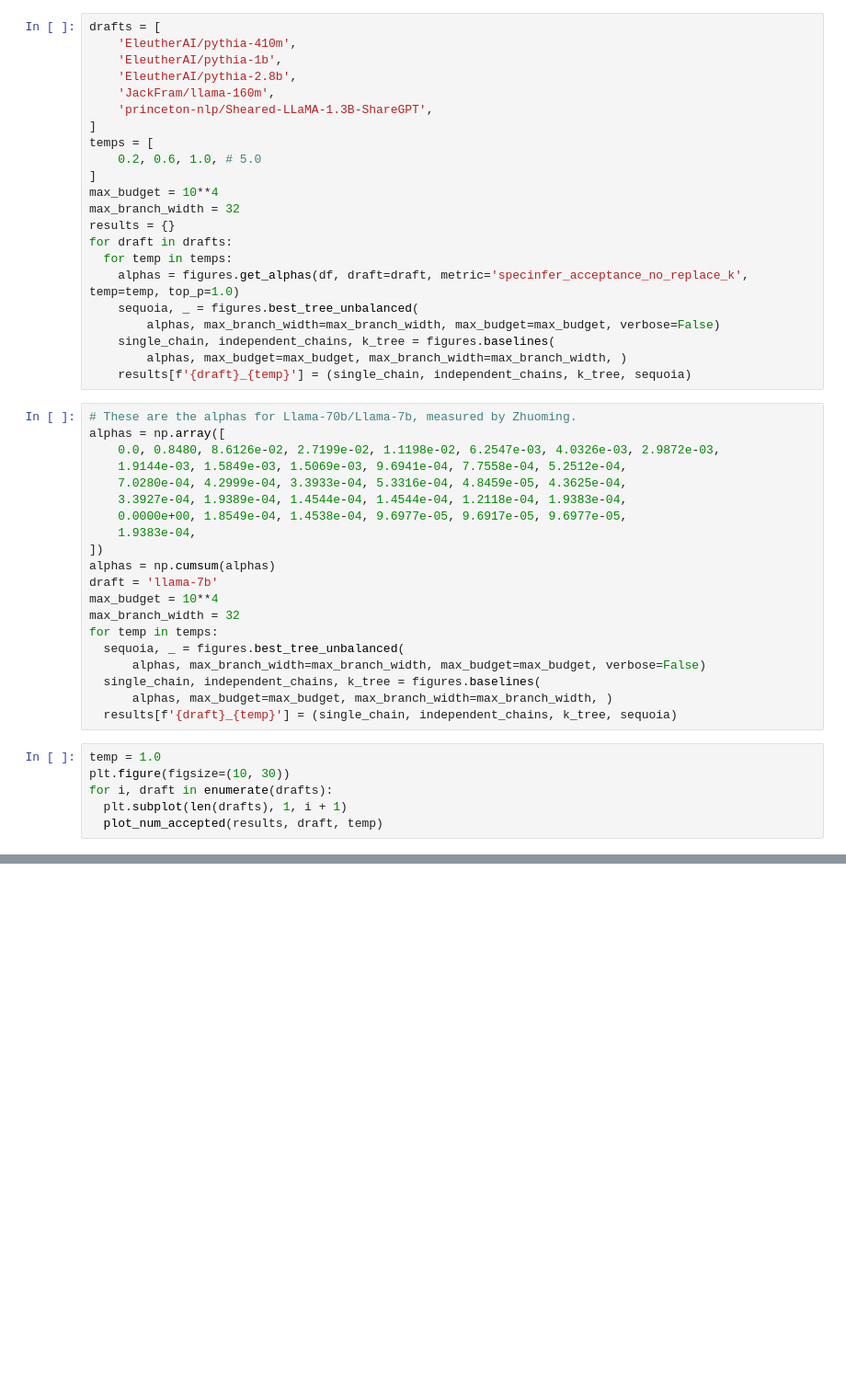
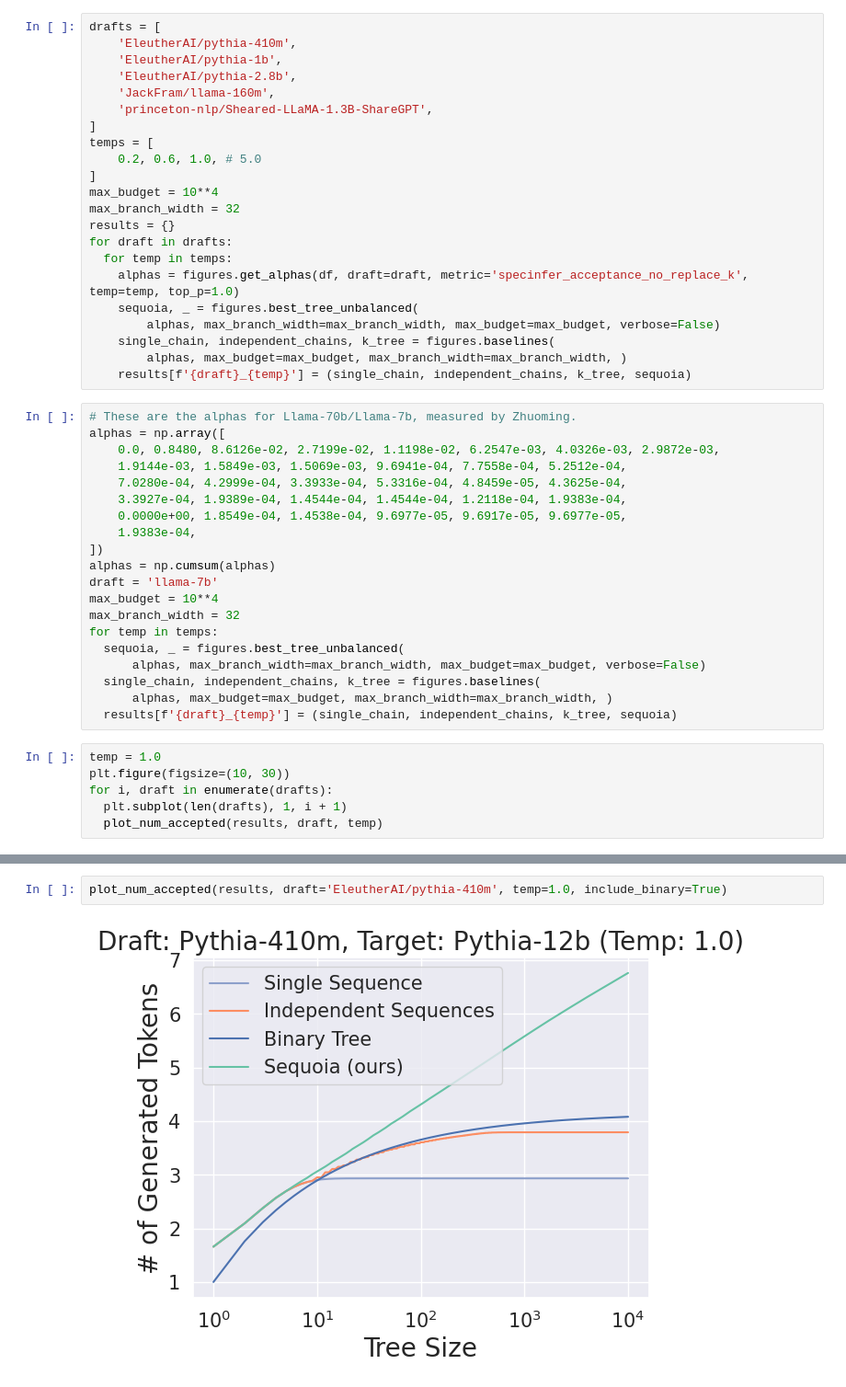
Before and after one commit to AnthonyHuo/An-Empirical-Study-on-Tree-based-Speculative-Decoding, a Jupyter notebook: figures/figures.ipynb, the cells around one changed output, grey strips where cells are left out. Shown at 92% size. Cells and saved outputs as stored; diff of their text form; blank space fills up the shorter version.

```diff
--- a/figures/figures.ipynb
+++ b/figures/figures.ipynb
@@ -140,0 +147,4 @@ plot_num_accepted(results, draft='EleutherAI/pythia-410m', temp=0.2)
+# %%
+plot_num_accepted(results, draft='EleutherAI/pythia-410m', temp=1.0, include_binary=True)
+# %% [output]
+[figure, added]
```
Also changed, not shown: parts of 6 cells of this notebook.
